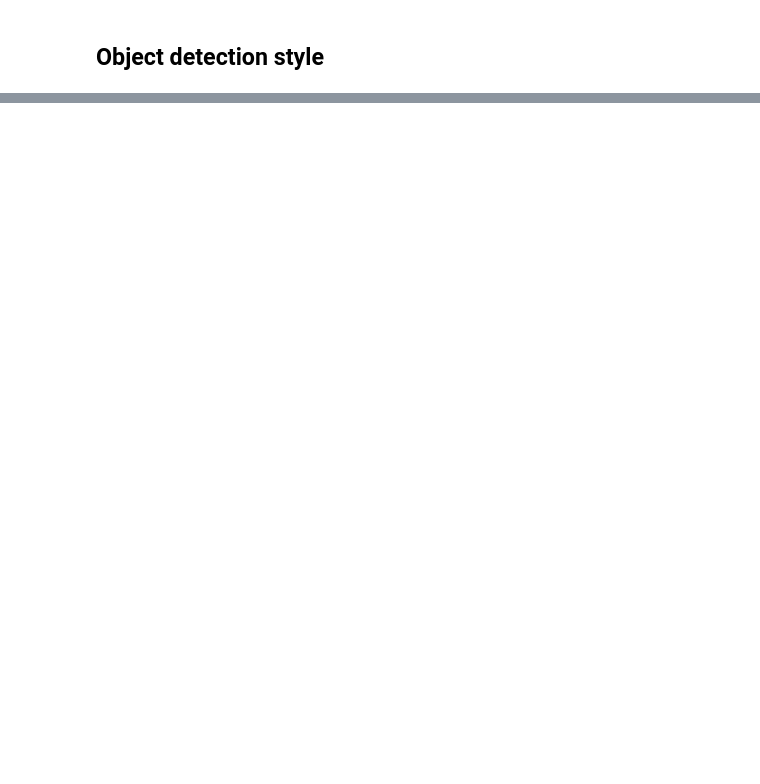
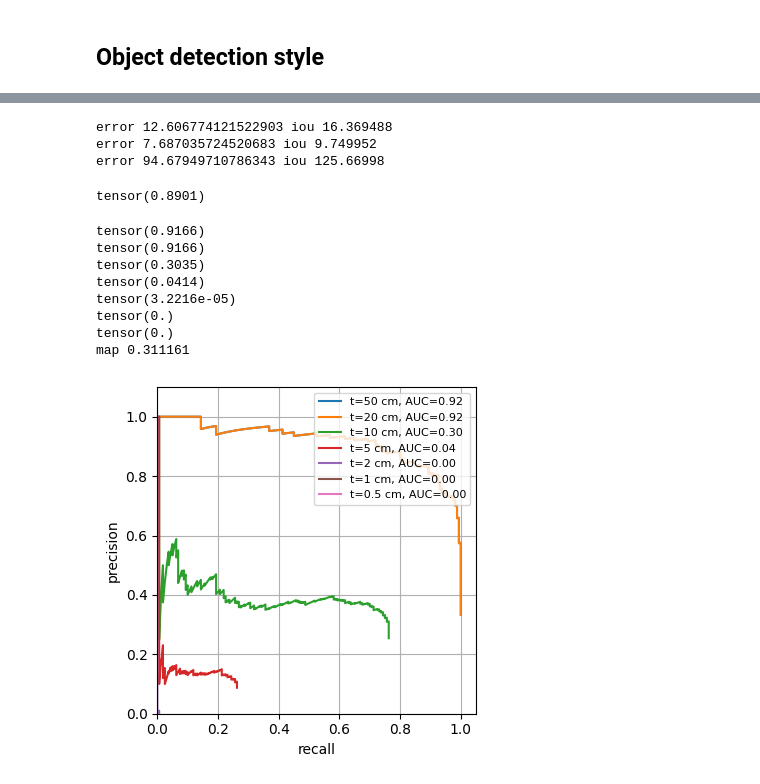
Before and after one commit to BlGene/cVLA, a Jupyter notebook: beam_error.ipynb, the cells around one changed output, grey strips where cells are left out. Drawn from its saved outputs; the diff is of its cells as text; code cells hidden in the pictures; blank space fills up the shorter version.

```diff
--- a/beam_error.ipynb
+++ b/beam_error.ipynb
@@ -65,7 +65,7 @@ def get_depth(images):
         return None
 
 print(len(test_dataset))
-num_samples = 3
+num_samples = 2
 html_imgs = ""
 for i in tqdm(range(num_samples)):
     images, sample = test_dataset[i]
@@ -456,0 +466,19 @@ def mean_average_precision(
+# %%
+# need: true_trajectories and predictions
+# iou implementation looks fine
+
+image, sample = test_dataset[0] # image size 1280 x 720
+for beam in range(3):
+    if mode == '2d':
+        # 0, 1, 6, 7
+        coor_mask = np.array([0, 1, 6, 7])+2
+        diff = np.array(true_trajectories[0])[coor_mask] - np.array(predictions[beam])[coor_mask]
+    elif mode == '3d':
+        diff = np.array(true_trajectories[0]) - np.array(predictions[beam])
+    print('error', np.mean(np.abs(diff)),
+          'iou', intersection_over_union(image, true_trajectories[0][2:], predictions[beam][2:])
+         )
+# %% [output]
+error 12.606774121522903 iou 16.369488
+error 7.687035724520683 iou 9.749952
+error 94.67949710786343 iou 125.66998
@@ -456,0 +583,38 @@ def mean_average_precision(
+# %%
+precisions, recalls, average_precision = mean_average_precision(predictions, true_trajectories, iou_thresh=18)
+print(average_precision)
+# %% [output]
+tensor(0.8901)
+# %%
+fig, axs = plt.subplots(1, 1, layout='tight', figsize=(4,4))
+
+#axs.set_title('precision-recall curves for different thresholds',fontsize=10)
+
+average_precision_lst = []
+for thr in [50, 20, 10, 5, 2, 1, 0.5]: # in centimeters
+    precisions, recalls, average_precision = mean_average_precision(predictions, true_trajectories, iou_thresh=thr)
+    print(average_precision)
+    average_precision_lst.append(average_precision)
+    axs.plot(recalls, precisions, label=f't={thr} cm, AUC={average_precision:.2f}')
+print('map', np.mean(average_precision_lst))
+
+axs.grid(True)
+axs.set_ylabel('precision',  fontsize=10)
+axs.set_xlabel('recall',  fontsize=10)
+axs.set_xlim(0, 1.05)
+axs.set_ylim(0, 1.1)
+axs.legend(loc='upper right', fontsize=8)
+#axs.legend(loc='lower right', fontsize=8)
+
+plt.savefig('precision-recall-standard-original.pdf')
+#plt.savefig('precision-recall-standard-700.pdf')
+# %% [output]
+tensor(0.9166)
+tensor(0.9166)
+tensor(0.3035)
+tensor(0.0414)
+tensor(3.2216e-05)
+tensor(0.)
+tensor(0.)
+map 0.311161
+[figure, added]
```
Also changed, not shown: parts of 13 cells of this notebook, 5 other files.
